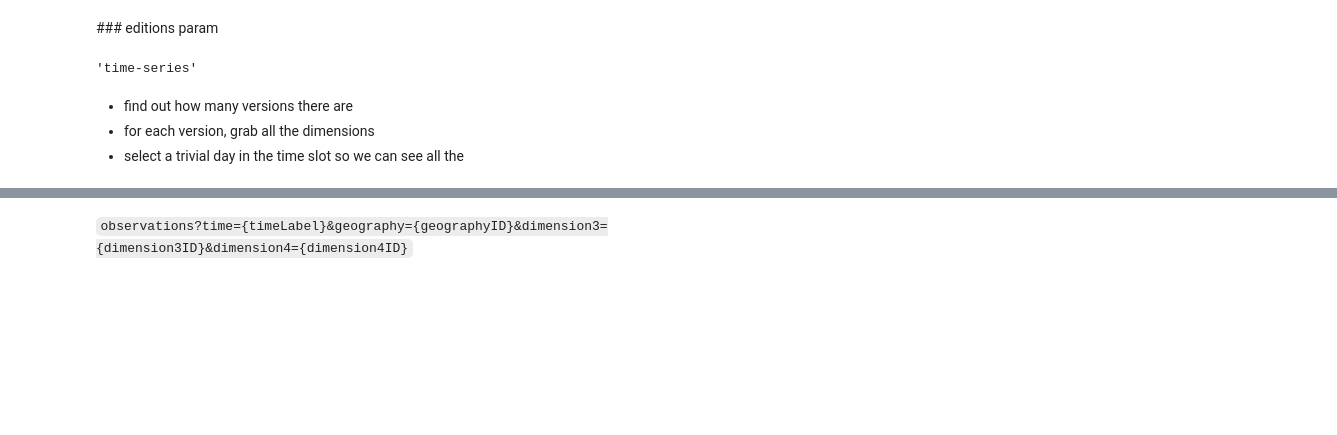
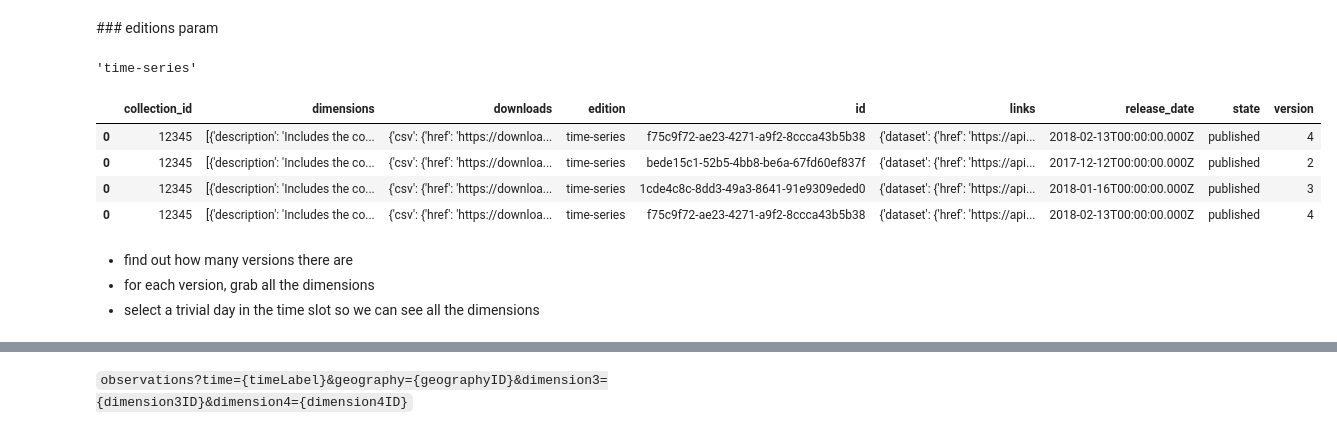
Before and after one commit to OlliePage/perspective_machine, a Jupyter notebook: data_pull.ipynb, the cells around one changed output, grey strips where cells are left out. Drawn from its saved outputs; the diff is of its cells as text; code cells hidden in the pictures; blank space fills up the shorter version.

```diff
--- a/data_pull.ipynb
+++ b/data_pull.ipynb
@@ -14,7 +6,8 @@ len(r.json()['items'])
 # %%
+r = requests.get('https://api.beta.ons.gov.uk/v1/datasets')
 dataset_titles = []
-dataset_descriptions = []
-dataset_ids = []
+dataset_descriptions: List[Any] = []
+dataset_ids: List[Any] = []
 for i in range(len(r.json()['items'])):
     dataset_titles.append(r.json()['items'][i]['title'])
     dataset_descriptions.append(r.json()['items'][i]['description'])
@@ -64,8 +46,7 @@ editions['items'][0]['edition']
 # %% [output]
 'time-series'
 # %%
-my_dict = post('/datasets/cpih01/editions/time-series/versions')['items'][3]
-mother_df = pd.DataFrame.from_dict(my_dict, orient='index').T
+mother_df = pd.DataFrame.from_dict(post('/datasets/cpih01/editions/time-series/versions')['items'][3], orient='index').T
 # %%
 for i in range(len(post('/datasets/cpih01/editions/time-series/versions')['items'])):
     try:
@@ -75,9 +56,15 @@ for i in range(len(post('/datasets/cpih01/editions/time-series/versions')['items
     except:
         pass
 # %%
-mother_df
+mother_df.head()
+# %% [output]
+|  | collection_id | dimensions | downloads | edition | id | links | release_date | state | version |
+| 0 | 12345 | [{'description': 'Includes the co... | {'csv': {'href': 'https://downloa... | time-series | f75c9f72-ae23-4271-a9f2-8ccca43b5b38 | {'dataset': {'href': 'https://api... | 2018-02-13T00:00:00.000Z | published | 4 |
+| 0 | 12345 | [{'description': 'Includes the co... | {'csv': {'href': 'https://downloa... | time-series | bede15c1-52b5-4bb8-be6a-67fd60ef837f | {'dataset': {'href': 'https://api... | 2017-12-12T00:00:00.000Z | published | 2 |
+| 0 | 12345 | [{'description': 'Includes the co... | {'csv': {'href': 'https://downloa... | time-series | 1cde4c8c-8dd3-49a3-8641-91e9309eded0 | {'dataset': {'href': 'https://api... | 2018-01-16T00:00:00.000Z | published | 3 |
+| 0 | 12345 | [{'description': 'Includes the co... | {'csv': {'href': 'https://downloa... | time-series | f75c9f72-ae23-4271-a9f2-8ccca43b5b38 | {'dataset': {'href': 'https://api... | 2018-02-13T00:00:00.000Z | published | 4 |
 # %% [markdown]
 * find out how many versions there are
 * for each version, grab all the dimensions
-* select a trivial day in the time slot so we can see all the
+* select a trivial day in the time slot so we can see all the dimensions
 # %%
```
Also changed, not shown: parts of 31 cells of this notebook, 3 other files.
